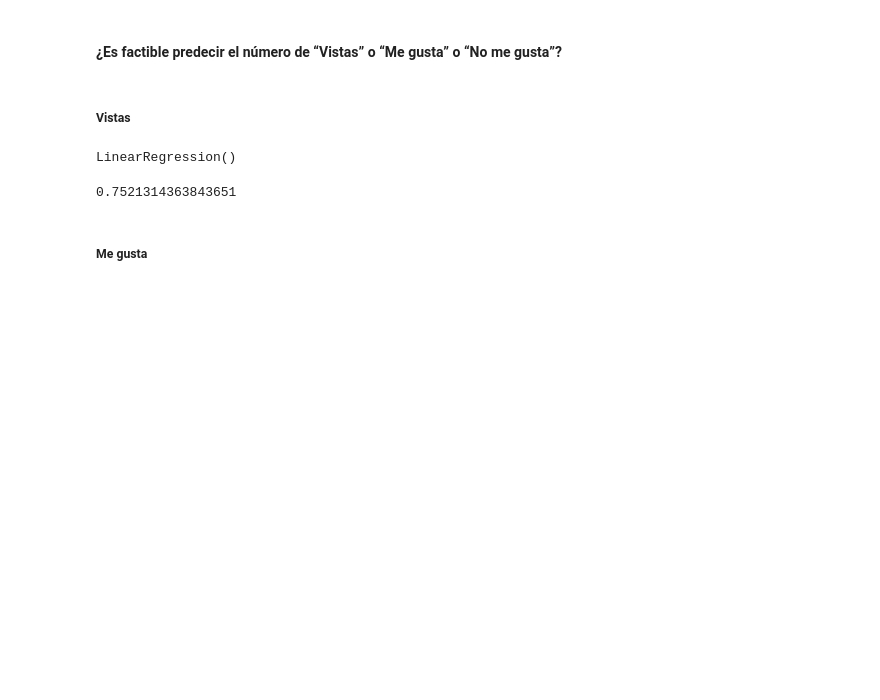
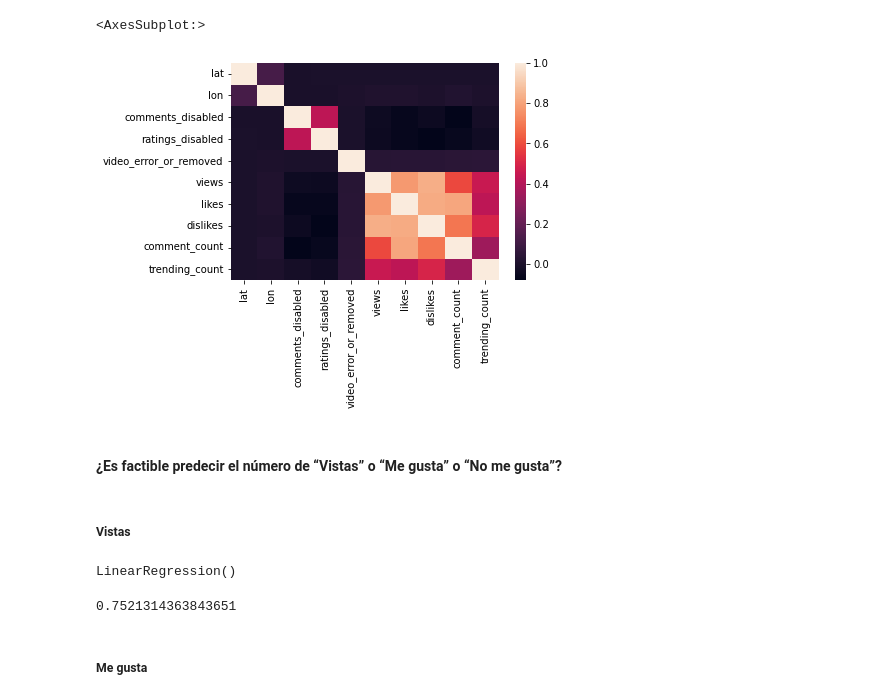
Before and after one commit to Adm-Info/EB-2022-1-CC50, a Jupyter notebook: code/11.preproc-req-cats-pregAdd.ipynb, the cells around one changed output. Drawn from its saved outputs; the diff is of its cells as text; code cells hidden in the pictures; blank space fills up the shorter version.

```diff
--- a/code/11.preproc-req-cats-pregAdd.ipynb
+++ b/code/11.preproc-req-cats-pregAdd.ipynb
@@ -7,0 +74,6 @@ from sklearn.linear_model import LinearRegression
+# %%
+data_reg_hmap = sns.heatmap(data_cat.corr())
+data_reg_hmap
+# %% [output]
+<AxesSubplot:>
+[figure, added]
```
Also changed, not shown: parts of 9 cells of this notebook, 2 other files.
